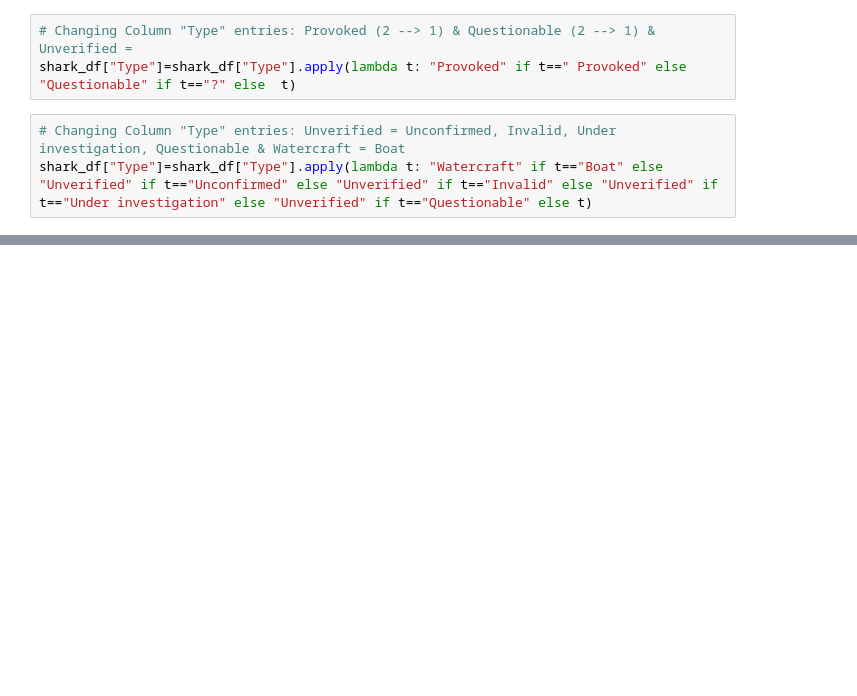
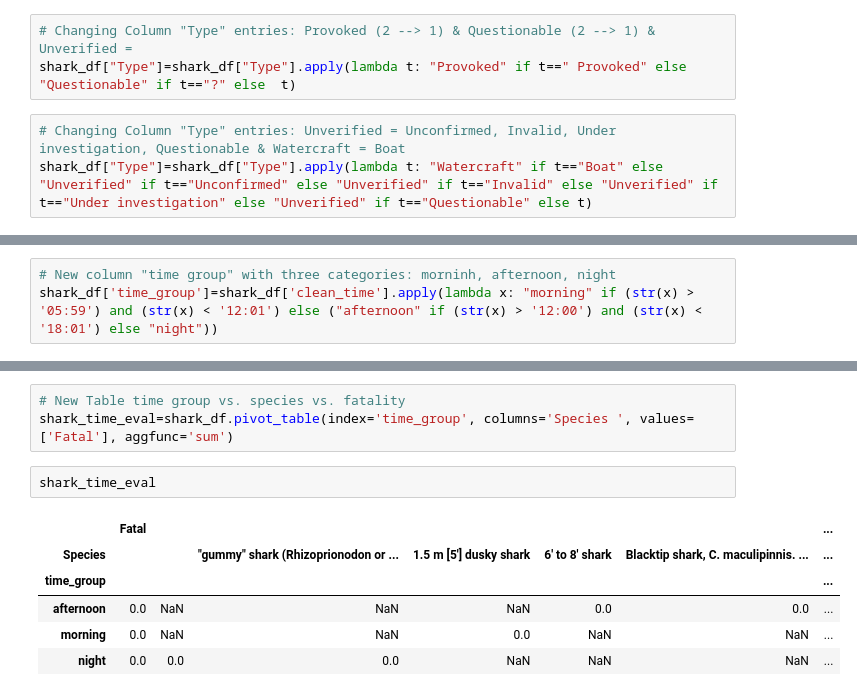
Before and after one commit to Bullionwuerfel/shark-attacks, a Jupyter notebook: shark_df.ipynb, the cells around one changed output, grey strips where cells are left out. Drawn from its saved outputs; the diff is of its cells as text; blank space fills up the shorter version.

```diff
--- a/shark_df.ipynb
+++ b/shark_df.ipynb
@@ -122,0 +659,3 @@ array(['1615hr', '1710hr', '?', '1637hr', 'AM', '16.30hrs', '1600hr',
+# %%
+# New column "time group" with three categories: morninh, afternoon, night
+shark_df['time_group']=shark_df['clean_time'].apply(lambda x: "morning" if (str(x) > '05:59') and (str(x) < '12:01') else ("afternoon" if (str(x) > '12:00') and (str(x) < '18:01') else "night"))
@@ -122,0 +672,12 @@ array(['1615hr', '1710hr', '?', '1637hr', 'AM', '16.30hrs', '1600hr',
+# %%
+# New Table time group vs. species vs. fatality
+shark_time_eval=shark_df.pivot_table(index='time_group', columns='Species ', values=['Fatal'], aggfunc='sum')
+# %%
+shark_time_eval
+# %% [output]
+|  | Fatal |  |  |  |  |  | ... |
+| Species |  |  | "gummy" shark (Rhizoprionodon or ... | 1.5 m [5'] dusky shark | 6' to 8' shark | Blacktip shark, C. maculipinnis. ... | ... |
+| time_group |  |  |  |  |  |  | ... |
+| afternoon | 0.0 | NaN | NaN | NaN | 0.0 | 0.0 | ... |
+| morning | 0.0 | NaN | NaN | 0.0 | NaN | NaN | ... |
+| night | 0.0 | 0.0 | 0.0 | NaN | NaN | NaN | ... |
```
Also changed, not shown: parts of 21 cells of this notebook.
